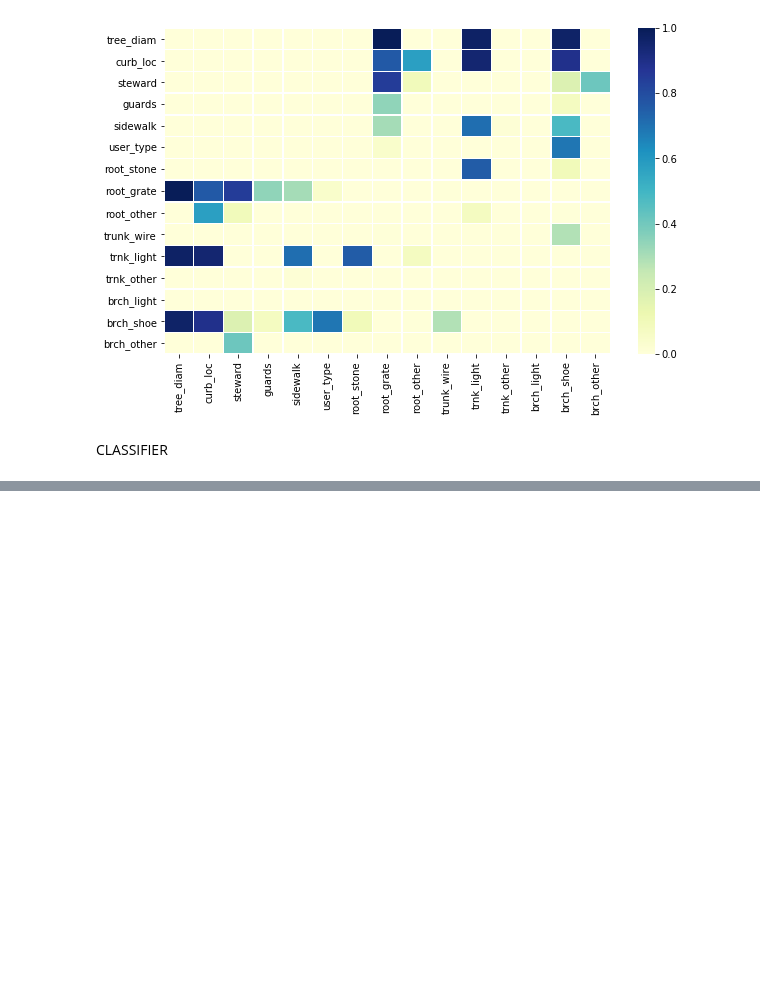
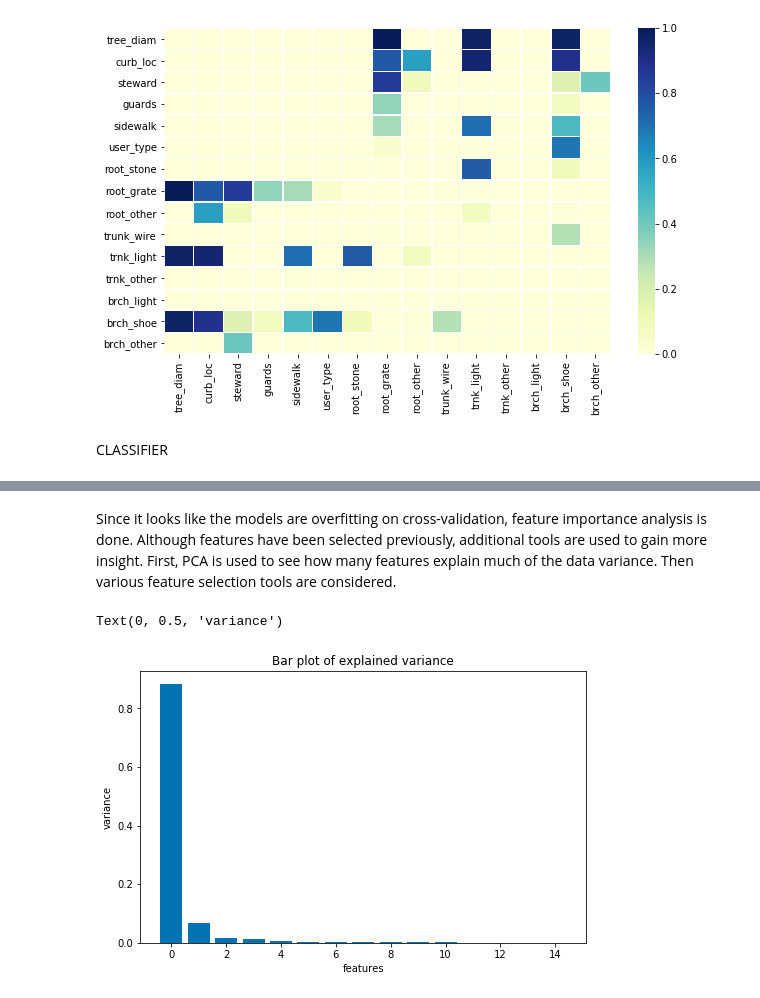
Before and after one commit to aspds18/Springboard_capstone1, a Jupyter notebook: Capstone1.ipynb, the cells around one changed output, grey strips where cells are left out. Drawn from its saved outputs; the diff is of its cells as text; code cells hidden in the pictures; blank space fills up the shorter version.

```diff
--- a/Capstone1.ipynb
+++ b/Capstone1.ipynb
@@ -1603,0 +1219,20 @@ Macro-average ROC AUC 0.5869:
+# %% [markdown]
+Since it looks like the models are overfitting on cross-validation, feature importance analysis is done. Although features have been selected previously, additional tools are used to gain more insight. First, PCA is used to see how many features explain much of the data variance. Then various feature selection tools are considered.
+# %%
+# For the features analysis the original dataset is used (before dropping the feautures
+# from the custom chi-square test)
+X1,y1=bor_xy(manh_enc)
+
+pca = PCA()
+pca.fit(X1)
+
+features_pca=range(pca.n_components_)
+
+plt.figure(figsize=(8,5))
+plt.bar(features_pca,pca.explained_variance_ratio_)
+plt.title('Bar plot of explained variance')
+plt.xlabel('features')
+plt.ylabel('variance')
+# %% [output]
+Text(0, 0.5, 'variance')
+[figure, added]
```
Also changed, not shown: parts of 77 cells of this notebook.
